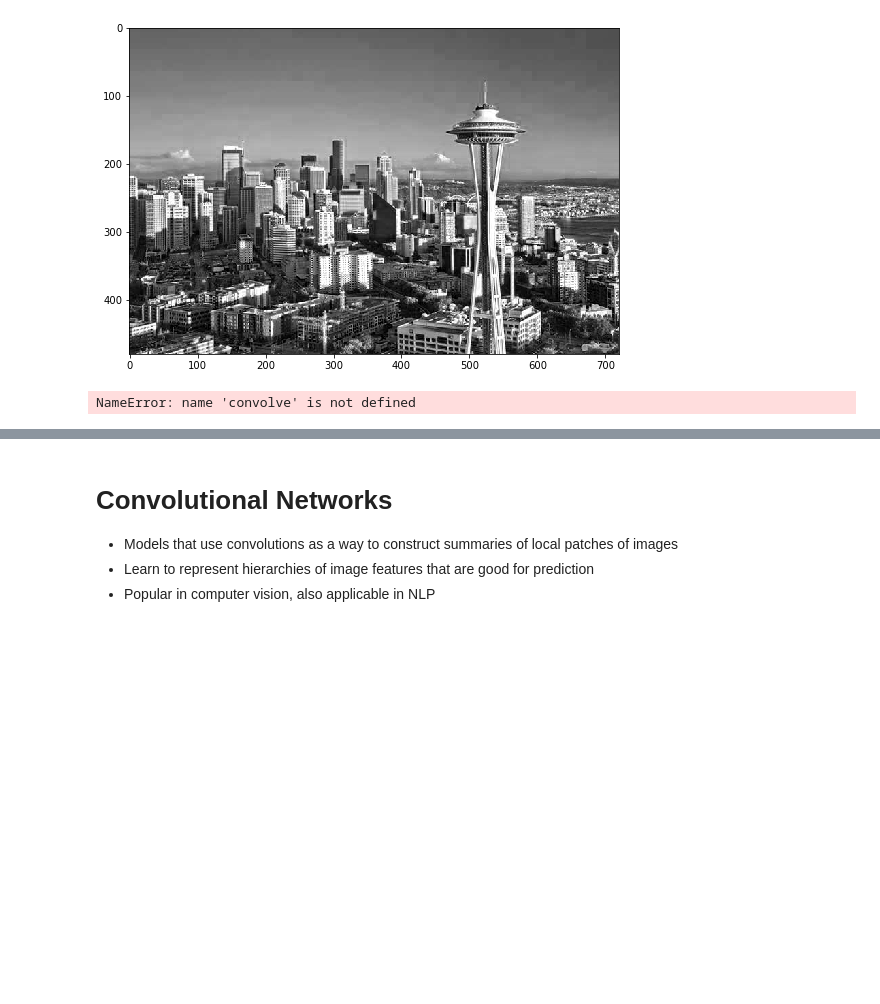
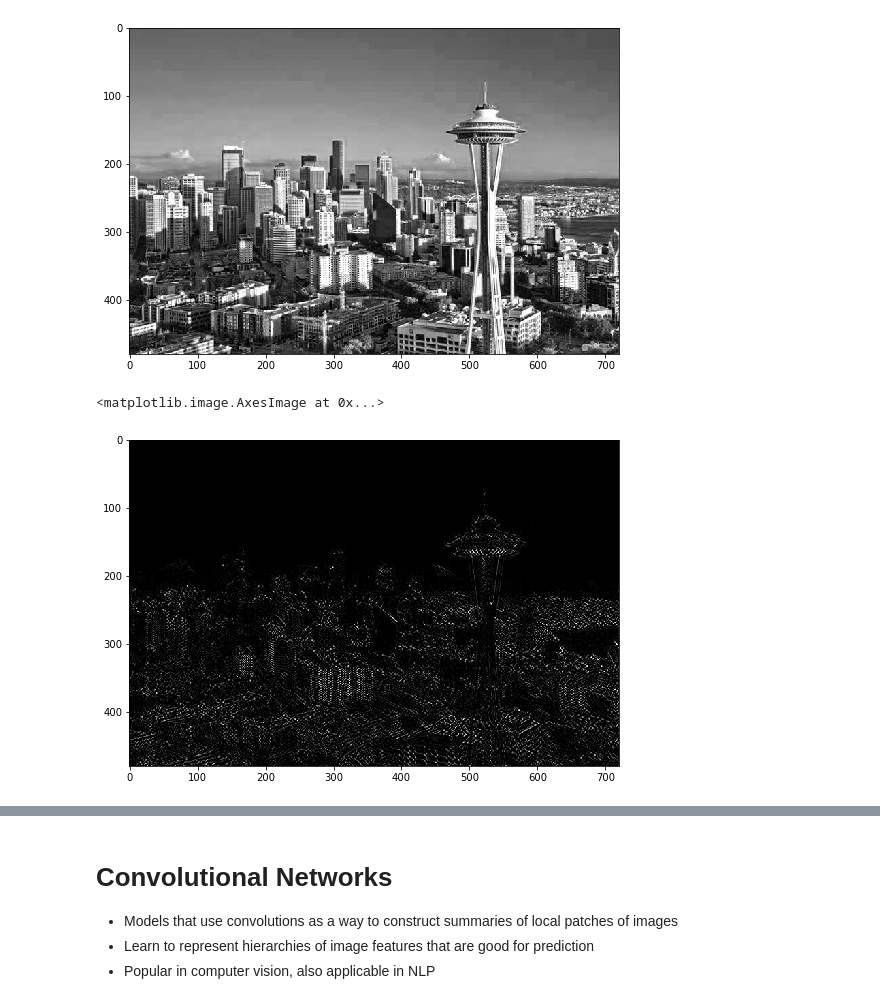
Before and after one commit to DanielSnipes/learning_DL_through_examples, a Jupyter notebook: presentation/code_first_math_later_presentation.ipynb, the cells around one changed output, grey strips where cells are left out. Cells and saved outputs as stored; diff of their text form; code cells hidden in the pictures; blank space fills up the shorter version.

```diff
--- a/presentation/code_first_math_later_presentation.ipynb
+++ b/presentation/code_first_math_later_presentation.ipynb
@@ -140,10 +140,11 @@ plt.imshow(single_channel_img, plt.get_cmap('gray'))
 [figure]
 # %%
 img_edges = convolve(single_channel_img, edge_filter)
-plt.figure(figsize=(img_height, img_width))
+plt.figure(figsize=(10, 6))
 plt.imshow(img_edges, plt.get_cmap('gray'))
 # %% [output]
-NameError: name 'convolve' is not defined
+<matplotlib.image.AxesImage at 0x...>
+[figure, added]
 # %% [markdown]
 ## What's a convolution?
 ![conv-img](figs/convolution.gif)
```
Also changed, not shown: parts of 13 cells of this notebook, 1 other file.
